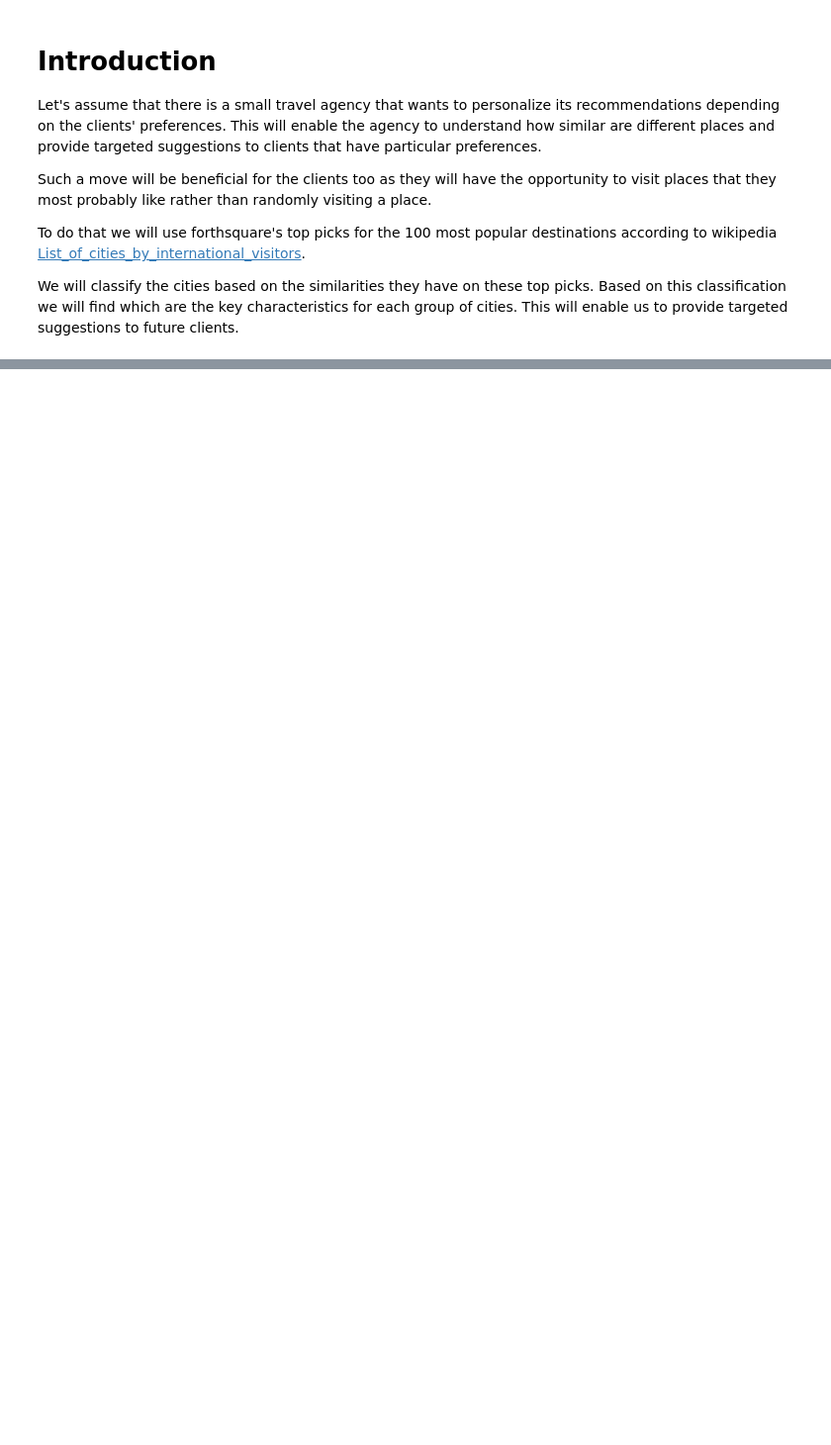
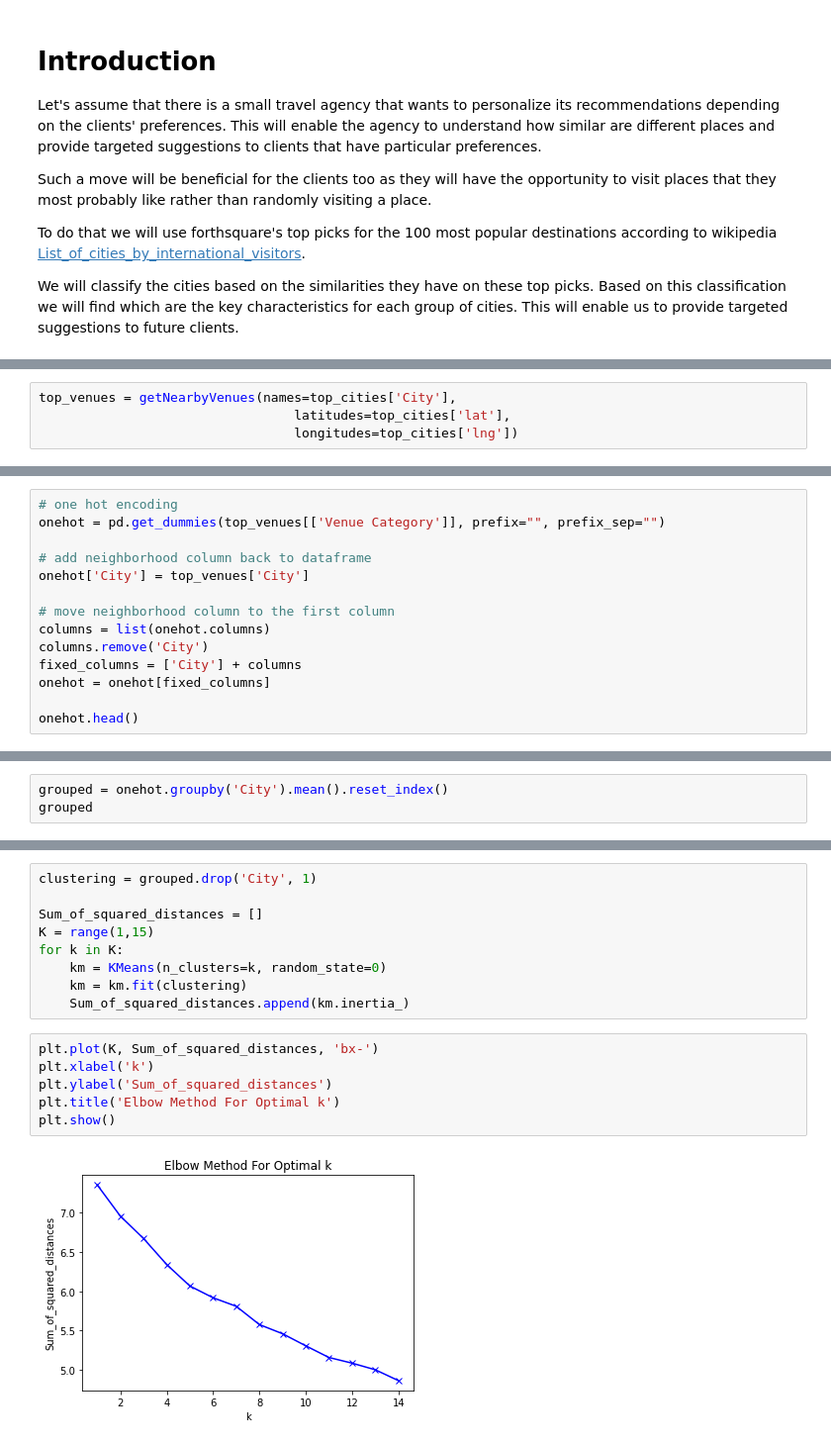
Before and after one commit to vkaramanis/Coursera_Capstone, a Jupyter notebook: The_Battle_of_Neighborhoods.ipynb, the cells around one changed output, grey strips where cells are left out. Shown at 99% size. Cells and saved outputs as stored; diff of their text form; blank space fills up the shorter version.

```diff
--- a/The_Battle_of_Neighborhoods.ipynb
+++ b/The_Battle_of_Neighborhoods.ipynb
@@ -12,0 +240,4 @@ We will classify the cities based on the similarities they have on these top pic
+# %%
+top_venues = getNearbyVenues(names=top_cities['City'],
+                                 latitudes=top_cities['lat'],
+                                 longitudes=top_cities['lng'])
@@ -12,0 +294,14 @@ We will classify the cities based on the similarities they have on these top pic
+# %%
+# one hot encoding
+onehot = pd.get_dummies(top_venues[['Venue Category']], prefix="", prefix_sep="")
+
+# add neighborhood column back to dataframe
+onehot['City'] = top_venues['City']
+
+# move neighborhood column to the first column
+columns = list(onehot.columns)
+columns.remove('City')
+fixed_columns = ['City'] + columns
+onehot = onehot[fixed_columns]
+
+onehot.head()
@@ -12,0 +316,3 @@ We will classify the cities based on the similarities they have on these top pic
+# %%
+grouped = onehot.groupby('City').mean().reset_index()
+grouped
@@ -12,0 +367,17 @@ We will classify the cities based on the similarities they have on these top pic
+# %%
+clustering = grouped.drop('City', 1)
+
+Sum_of_squared_distances = []
+K = range(1,15)
+for k in K:
+    km = KMeans(n_clusters=k, random_state=0)
+    km = km.fit(clustering)
+    Sum_of_squared_distances.append(km.inertia_)
+# %%
+plt.plot(K, Sum_of_squared_distances, 'bx-')
+plt.xlabel('k')
+plt.ylabel('Sum_of_squared_distances')
+plt.title('Elbow Method For Optimal k')
+plt.show()
+# %% [output]
+[figure, added]
```
Also changed, not shown: parts of 28 cells of this notebook.
